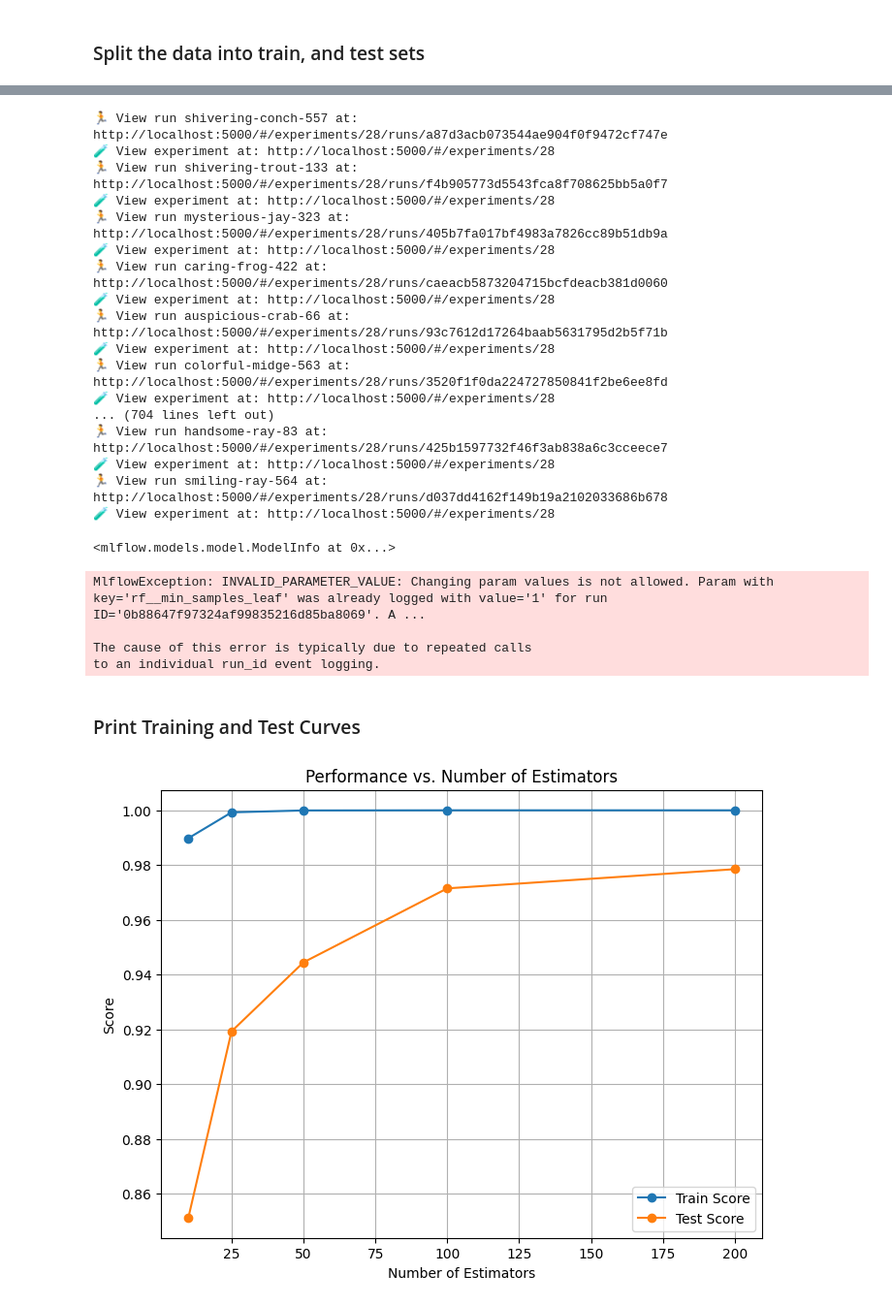
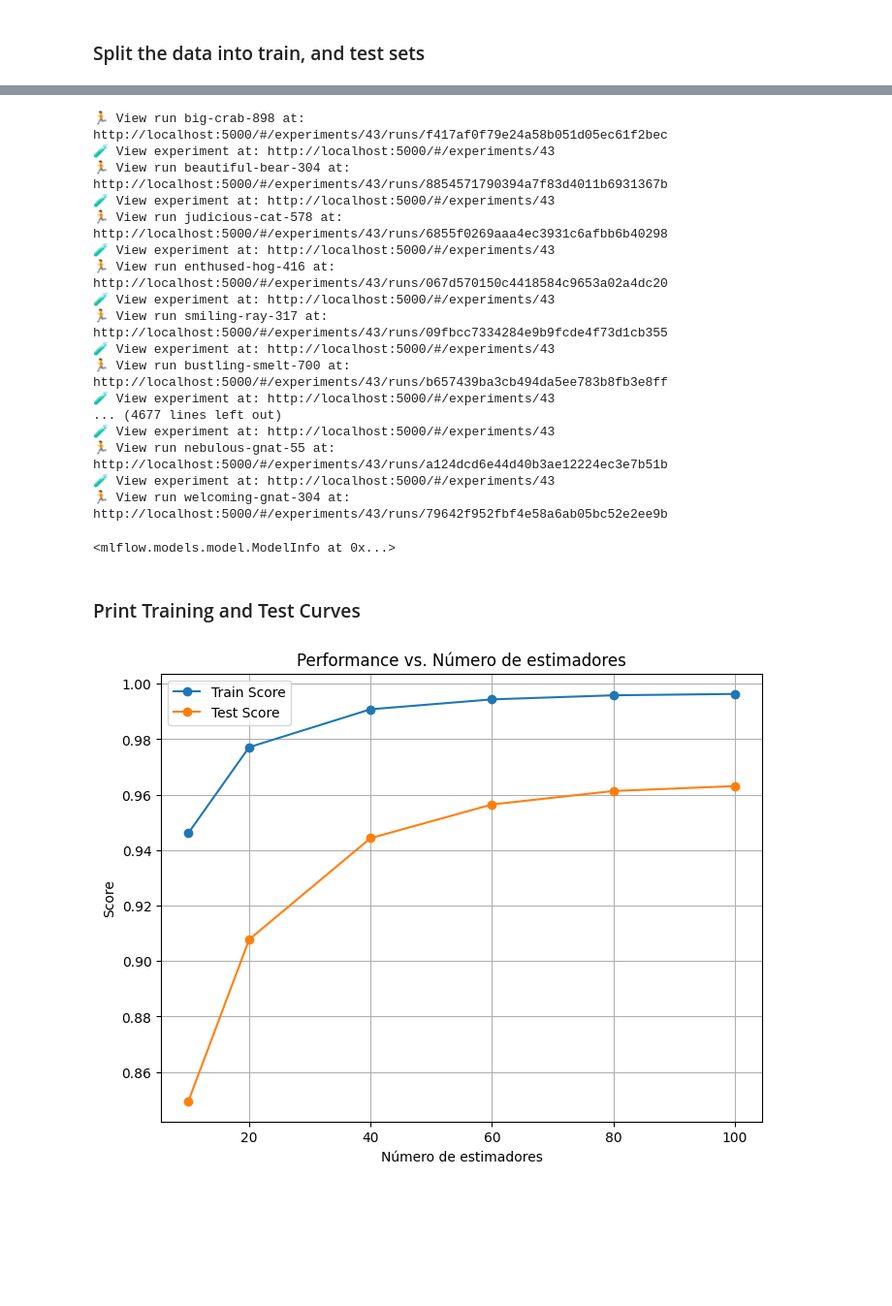
Before and after one commit to antonella-schiavoni/tesis-ciencia-de-datos, a Jupyter notebook: notebooks/questions/six/V3/train_modell_vowels_v3.ipynb, the cells around one changed output, grey strips where cells are left out. Shown at 97% size. Cells and saved outputs as stored; diff of their text form; code cells hidden in the pictures; blank space fills up the shorter version.

```diff
--- a/notebooks/questions/six/V3/train_modell_vowels_v3.ipynb
+++ b/notebooks/questions/six/V3/train_modell_vowels_v3.ipynb
@@ -263,6 +263,9 @@ Data columns (total 47 columns):
  46  age_category_numeric   108 non-null    int64
 dtypes: float64(40), int64(2), object(5)
 memory usage: 39.8+ KB
+# %%
+# drop the columns that include -voicesent- in the name
+df.drop(columns=[col for col in df.columns if "-voicesent-" in col], inplace=True)
 # %%
 # create df_features
 df_features = df.drop(columns=["file", "label", "sample_name", "sex", "age", "age_category_balanced"])
@@ -320,7 +323,7 @@ from imblearn.over_sampling import SMOTE
 
 # Split into train, test, and validation sets
 x_tr, x_te, y_tr, y_te = train_test_split(
-    X, y, train_size=0.8, shuffle=True, stratify=y, random_state=0
+    X, y, train_size=0.7, shuffle=True, stratify=y, random_state=0
 )
 
 # Print dataset sizes
@@ -385,10 +388,10 @@ pipe = Pipeline(
 # Update the hyperparameter grid for Random Forest
 grid = {
     "preprocessor__num": [RobustScaler(), PowerTransformer()],
-    "rf__n_estimators": [10, 25, 50, 100, 200],  # Number of trees in the forest
-    "rf__max_depth": [None, 5,10, 20],     # Maximum depth of trees
-    "rf__min_samples_split": [2, 5, 10], # Minimum samples required to split an internal node
-    "rf__min_samples_leaf": [1, 2, 4],   # Minimum samples required at a leaf node
+    "rf__n_estimators": [10, 20, 40, 60, 80, 100],  # Number of trees in the forest
+    "rf__max_depth": [None, 1, 2, 3, 4, 5, 6],     # Maximum depth of trees
+    "rf__min_samples_split": [2,3,4,5,6,7,8,9,10], # Minimum samples required to split an internal node
+    "rf__min_samples_leaf": [2,3,4,5,6,7,8,9,10],   # Minimum samples required at a leaf node
 }
 
 # Create GridSearchCV object for hyperparameter tuning with cross-validation
@@ -415,23 +410,23 @@ for i in range(len(cv_results['params'])):
         mlflow.log_metric("mean_test_score",
                          cv_results['mean_test_score'][i])
 # %% [output]
-🏃 View run shivering-conch-557 at: http://localhost:5000/#/experiments/28/runs/a87d3acb073544ae904f0f9472cf747e
-🧪 View experiment at: http://localhost:5000/#/experiments/28
-🏃 View run shivering-trout-133 at: http://localhost:5000/#/experiments/28/runs/f4b905773d5543fca8f708625bb5a0f7
-🧪 View experiment at: http://localhost:5000/#/experiments/28
-🏃 View run mysterious-jay-323 at: http://localhost:5000/#/experiments/28/runs/405b7fa017bf4983a7826cc89b51db9a
-🧪 View experiment at: http://localhost:5000/#/experiments/28
-🏃 View run caring-frog-422 at: http://localhost:5000/#/experiments/28/runs/caeacb5873204715bcfdeacb381d0060
-🧪 View experiment at: http://localhost:5000/#/experiments/28
-🏃 View run auspicious-crab-66 at: http://localhost:5000/#/experiments/28/runs/93c7612d17264baab5631795d2b5f71b
-🧪 View experiment at: http://localhost:5000/#/experiments/28
-🏃 View run colorful-midge-563 at: http://localhost:5000/#/experiments/28/runs/3520f1f0da224727850841f2be6ee8fd
-🧪 View experiment at: http://localhost:5000/#/experiments/28
-... (704 lines left out)
-🏃 View run handsome-ray-83 at: http://localhost:5000/#/experiments/28/runs/425b1597732f46f3ab838a6c3cceece7
-🧪 View experiment at: http://localhost:5000/#/experiments/28
-🏃 View run smiling-ray-564 at: http://localhost:5000/#/experiments/28/runs/d037dd4162f149b19a2102033686b678
-🧪 View experiment at: http://localhost:5000/#/experiments/28
+🏃 View run big-crab-898 at: http://localhost:5000/#/experiments/43/runs/f417af0f79e24a58b051d05ec61f2bec
+🧪 View experiment at: http://localhost:5000/#/experiments/43
+🏃 View run beautiful-bear-304 at: http://localhost:5000/#/experiments/43/runs/8854571790394a7f83d4011b6931367b
+🧪 View experiment at: http://localhost:5000/#/experiments/43
+🏃 View run judicious-cat-578 at: http://localhost:5000/#/experiments/43/runs/6855f0269aaa4ec3931c6afbb6b40298
+🧪 View experiment at: http://localhost:5000/#/experiments/43
+🏃 View run enthused-hog-416 at: http://localhost:5000/#/experiments/43/runs/067d570150c4418584c9653a02a4dc20
+🧪 View experiment at: http://localhost:5000/#/experiments/43
+🏃 View run smiling-ray-317 at: http://localhost:5000/#/experiments/43/runs/09fbcc7334284e9b9fcde4f73d1cb355
+🧪 View experiment at: http://localhost:5000/#/experiments/43
+🏃 View run bustling-smelt-700 at: http://localhost:5000/#/experiments/43/runs/b657439ba3cb494da5ee783b8fb3e8ff
+🧪 View experiment at: http://localhost:5000/#/experiments/43
+... (4677 lines left out)
+🧪 View experiment at: http://localhost:5000/#/experiments/43
+🏃 View run nebulous-gnat-55 at: http://localhost:5000/#/experiments/43/runs/a124dcd6e44d40b3ae12224ec3e7b51b
+🧪 View experiment at: http://localhost:5000/#/experiments/43
+🏃 View run welcoming-gnat-304 at: http://localhost:5000/#/experiments/43/runs/79642f952fbf4e58a6ab05bc52e2ee9b
 # %%
 from mlflow.models.signature import infer_signature
 
@@ -443,19 +438,10 @@ mlflow.sklearn.log_model(sk_model=model, artifact_path="model", signature=signat
 # %% [output]
 <mlflow.models.model.ModelInfo at 0x...>
 # %%
-mlflow.log_metric("best_score", model.best_score_)
-
 # For logging the best parameters, you need to convert them into a string or log them individually
 best_params = model.best_params_
 for param, value in best_params.items():
     mlflow.log_param(param, value)
-
-mlflow.log_param("best_estimator", str(model.best_estimator_))
-# %% [output]
-MlflowException: INVALID_PARAMETER_VALUE: Changing param values is not allowed. Param with key='rf__min_samples_leaf' was already logged with value='1' for run ID='0b88647f97324af99835216d85ba8069'. A ...
-
-The cause of this error is typically due to repeated calls
-to an individual run_id event logging.
 # %%
 # Select the columns we are interested in for Random Forest
 col_of_interest = [
@@ -481,31 +467,31 @@ cv_results.sort_values("mean_test_score", ascending=False, inplace=True)
 # %%
 import matplotlib.pyplot as plt
 
 # Select only numeric columns for grouping
 numeric_columns = [
     "mean_test_score",
     "mean_train_score",
     "std_test_score",
     "std_train_score"
 ]
 
 # Group by n_estimators and calculate mean scores
 grouped = cv_results.groupby("param_rf__n_estimators")[numeric_columns].mean()
 
 # Plot mean train and test scores
 f = plt.figure(figsize=(8, 6))
 plt.plot(grouped.index, grouped["mean_train_score"], label="Train Score", marker="o")
 plt.plot(grouped.index, grouped["mean_test_score"], label="Test Score", marker="o")
-plt.xlabel("Number of Estimators")
+plt.xlabel("Número de estimadores")
 plt.ylabel("Score")
-plt.title("Performance vs. Number of Estimators")
+plt.title("Performance vs. Número de estimadores")
 plt.legend()
 plt.grid(True)
 plt.show()
 
 mlflow.log_figure(f, "performance_vs_n_estimators.png")
 # %% [output]
-[figure, old version]
+[figure, new version]
 # %%
 # Select only numeric columns for aggregation
 numeric_columns = [
```
Also changed, not shown: parts of 16 cells of this notebook, 2 other files.
